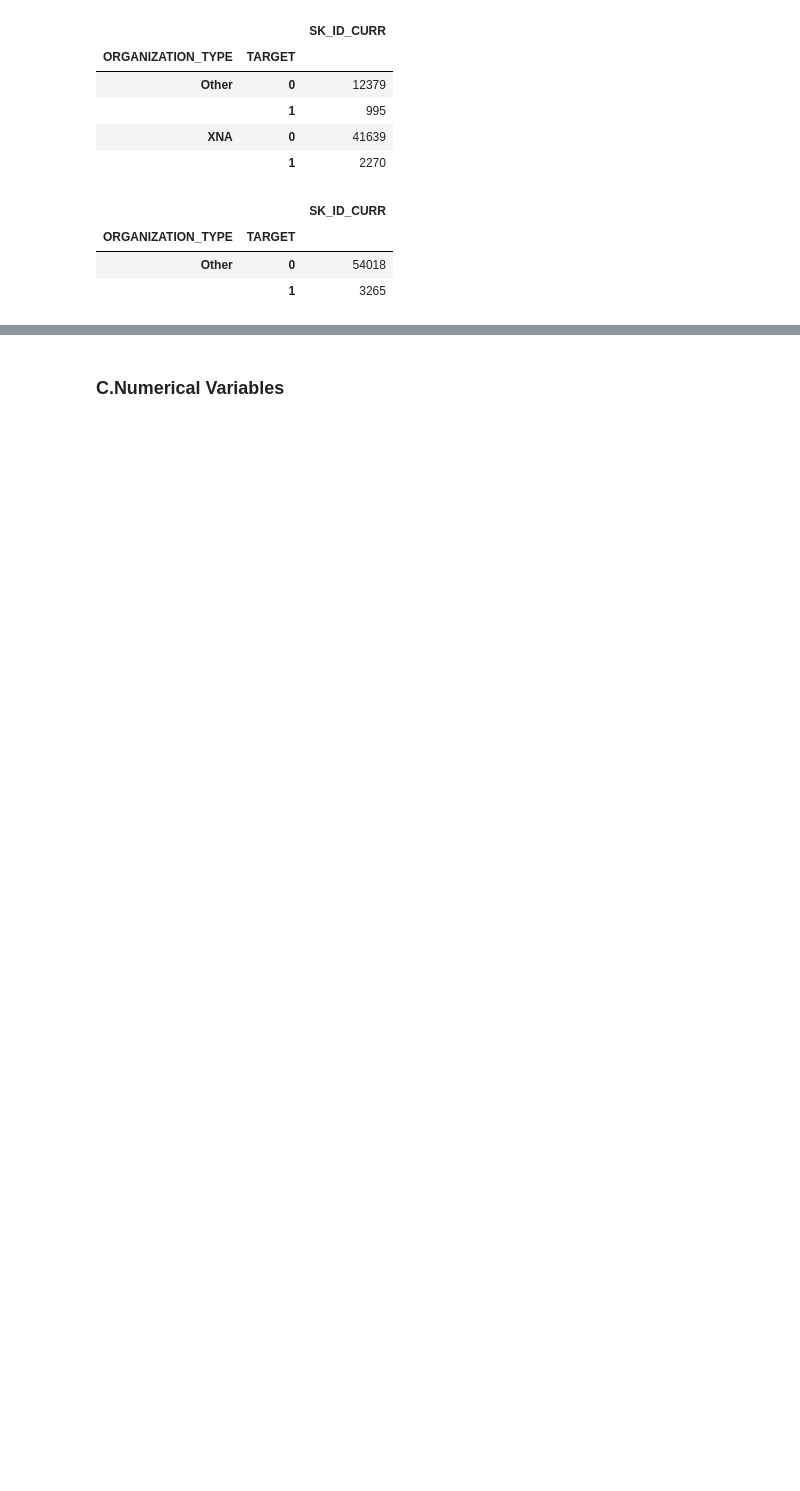
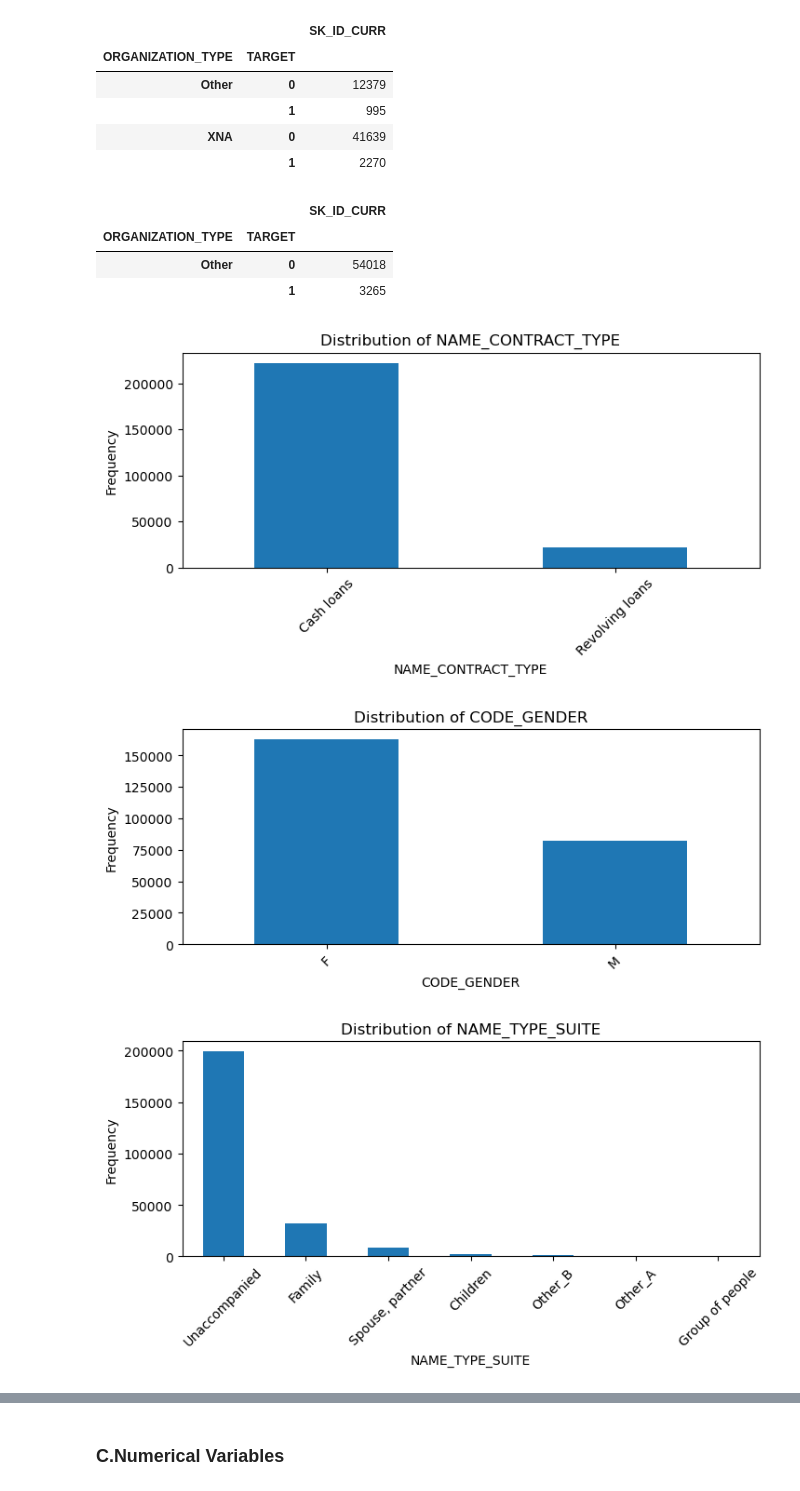
Before and after one commit to wildestdream33/Credit-Risk-Project, a Jupyter notebook: 545_Final_Project.ipynb, the cells around one changed output, grey strips where cells are left out. Drawn from its saved outputs; the diff is of its cells as text; code cells hidden in the pictures; blank space fills up the shorter version.

```diff
--- a/545_Final_Project.ipynb
+++ b/545_Final_Project.ipynb
@@ -200,3 +219,37 @@ check.loc[['Other']]
 | ORGANIZATION_TYPE | TARGET |  |
 | Other | 0 | 54018 |
 |  | 1 | 3265 |
+# %%
+#check distribution for categorical variables
+
+def plot_categorical_frequencies(df, figsize=(8, 3), colors=None):
+    """
+    Plots the frequency distribution of all categorical columns in the DataFrame.
+
+    Parameters:
+        df (pd.DataFrame): DataFrame with categorical columns.
+        figsize (tuple): Size of each plot (default: (10, 6)).
+        colors (list): List of colors for the bars (default: None).
+    """
+    categorical_columns = df.columns
+
+    for column in categorical_columns:
+        # Get value counts
+        value_counts = df[column].value_counts()
+
+        # Plot the distribution
+        plt.figure(figsize=figsize)
+        value_counts.plot(kind='bar',rot=45)
+
+        # Add title and labels
+        plt.title(f'Distribution of {column}')
+        plt.xlabel(column)
+        plt.ylabel('Frequency')
+        plt.show()
+# %%
+non_numeric_df = df_application_clean2.select_dtypes(exclude='number')
+plot_categorical_frequencies(non_numeric_df)
+# %% [output]
+[figure, added]
+[figure, added]
+[figure, added]
```
Also changed, not shown: parts of 13 cells of this notebook.
